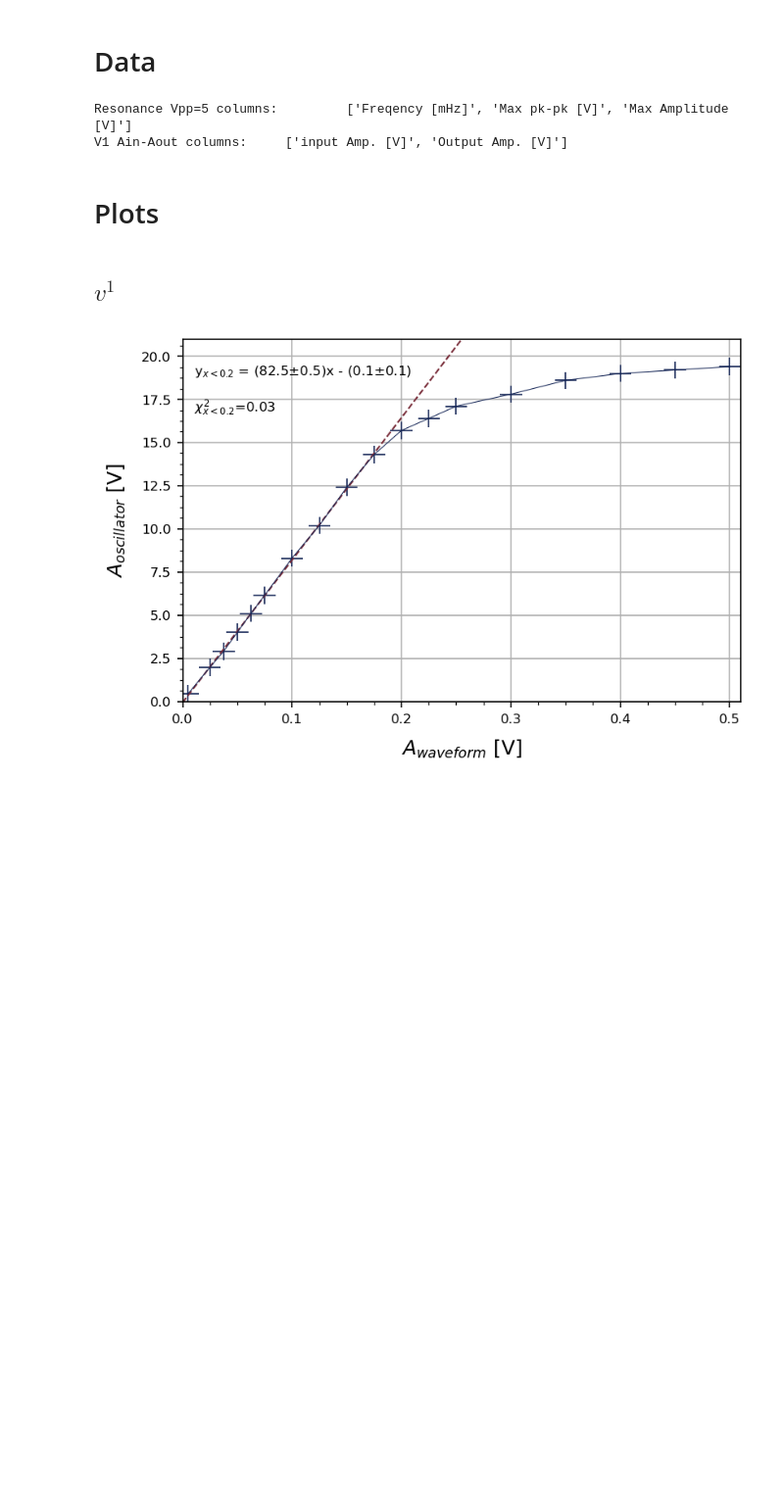
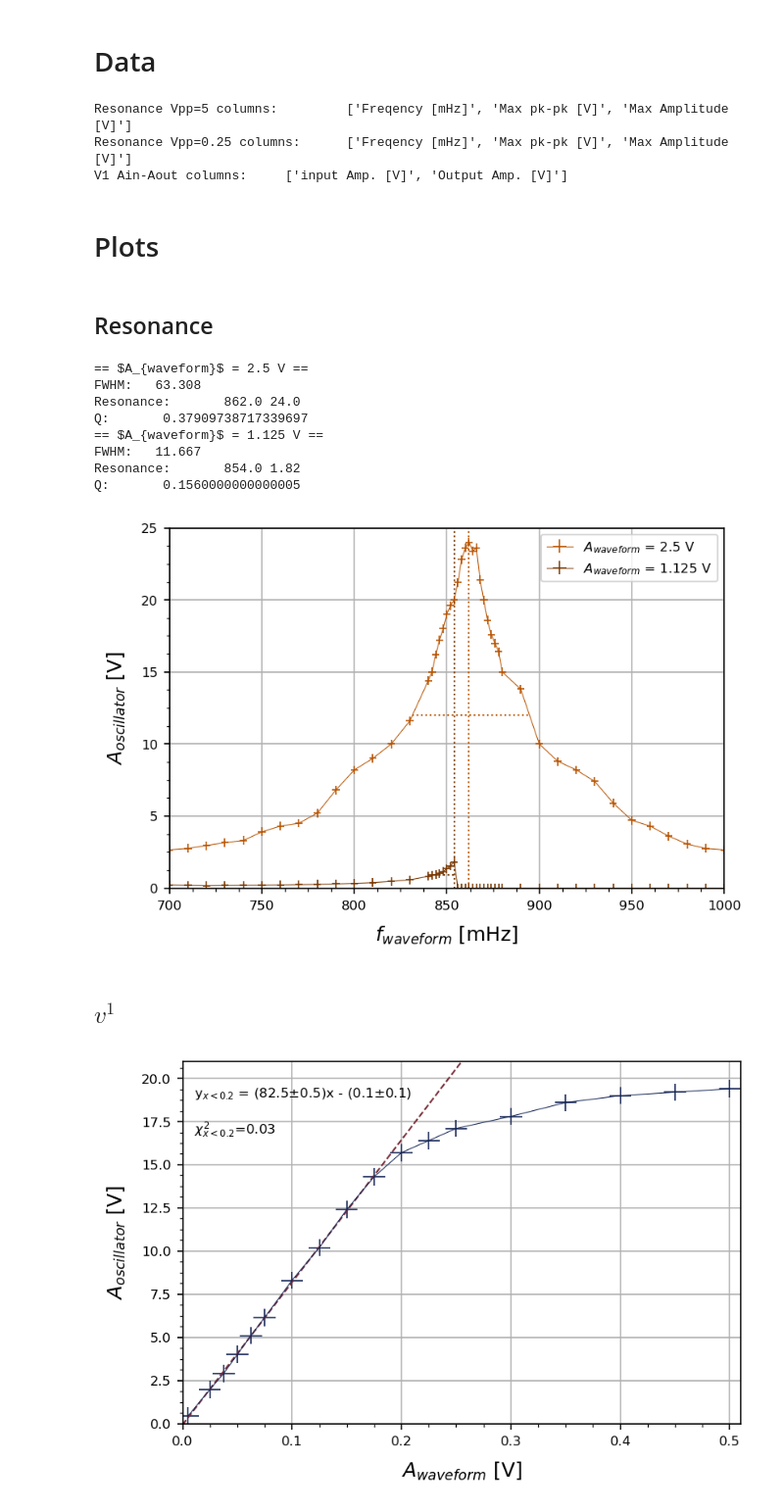
Before and after one commit to parallax-xallaraq/PHSX616, a Jupyter notebook: Lab3 - Torsional Oscillator/Code/Fitting.ipynb, the cells around one changed output. Shown at 98% size. Saved outputs shown, nothing was run; the diff lists cells and outputs as text; code cells hidden in the pictures; blank space fills up the shorter version.

Commit message:
fwhm fitting

```diff
--- a/Lab3 - Torsional Oscillator/Code/Fitting.ipynb
+++ b/Lab3 - Torsional Oscillator/Code/Fitting.ipynb
@@ -15,13 +15,15 @@ path_data = 'C:\\Users\\polar\\OneDrive - The University of Kansas\\PHSX 616\\Gi
 # %%
 # store files names for all datasets
 filenames: dict[str,str] = {
-   'Resonance Vpp=5' : path_data + 'ResonanceVpp5.csv',
-   'V1 Ain-Aout'     : path_data + 'V1VarVpp.csv',
+   'Resonance Vpp=5'    : path_data + 'ResonanceVpp5.csv',
+   'Resonance Vpp=0.25' : path_data + 'ResonanceVpp025.csv',
+   'V1 Ain-Aout'        : path_data + 'V1VarVpp.csv',
 } # t==trial
 
 tables: dict[str, dict[str, np.array]] = my.UnpackAllTables(filenames)
 # %% [output]
 Resonance Vpp=5 columns:         ['Freqency [mHz]', 'Max pk-pk [V]', 'Max Amplitude [V]']
+Resonance Vpp=0.25 columns:      ['Freqency [mHz]', 'Max pk-pk [V]', 'Max Amplitude [V]']
 V1 Ain-Aout columns:     ['input Amp. [V]', 'Output Amp. [V]']
 # %% [markdown]
 # Plots
@@ -72,3 +74,5 @@ def LeastSquareFit(ax,x,y,eqnPos='TL',xmin=10.0,xmax=40.0, append='') :
         my.AxTextTTL(ax, chi2eqn)
     # draw fit line
     AxDrawFit(ax,result.slope,result.intercept,xmin=xmin, xmax=xmax)
+# %% [markdown]
+## Resonance
@@ -74,0 +94,19 @@ def LeastSquareFit(ax,x,y,eqnPos='TL',xmin=10.0,xmax=40.0, append='') :
+# %%
+def plotFWHM(ax,x,y,c) :
+    ypos = max(y)/2.0
+    x1,x2 = half_max_x(x,y)
+    fwhm = x2-x1
+    # add to axis
+    ax.plot([x1,x2], [ypos,ypos], c=c, linestyle=':')
+    # finish
+    print("FWHM:\t{:.3f}".format(fwhm))
+    return fwhm
+
+def plotPeak(ax, x, y, c) :
+    peaky = max(y)
+    peakx = x [ np.where(y == peaky) [0][0] ]
+    # add to axis
+    ax.axvline(peakx, c=c, linestyle=':')
+    # finish
+    print('Resonance:\t', peakx, peaky)
+    return (peakx, peaky)
@@ -75,3 +156,31 @@ def LeastSquareFit(ax,x,y,eqnPos='TL',xmin=10.0,xmax=40.0, append='') :
+# %%
+qs = PlotXmanyY_peakFWHM(
+    x = tables['Resonance Vpp=5']['Freqency [mHz]'],
+    y  = [tables['Resonance Vpp=5']['Max Amplitude [V]'],
+          tables['Resonance Vpp=0.25']['Max Amplitude [V]']],
+    yleg = ['$A_{waveform}$ = 2.5 V', '$A_{waveform}$ = 1.125 V'],
+    c =[colors[3],colors_dark[3]],
+    xerr = 2,    # error on x axis
+    yerr = 0.3,    # error on y axis
+    xlim = (700,1000),
+    ylim = (0,25),
+    xlab = '$f_{waveform}$ [mHz]', # label on x axis
+    ylab = '$A_{oscillator}$ [V]', # label on y axis
+    linestyle = '-',   # style of xy curve line
+    fileName = path_fig+'resonance_VvsF_vline.png'  # filename to save the figure as
+)
+# %% [output]
+== $A_{waveform}$ = 2.5 V ==
+FWHM:   63.308
+Resonance:       862.0 24.0
+Q:       0.37909738717339697
+== $A_{waveform}$ = 1.125 V ==
+FWHM:   11.667
+Resonance:       854.0 1.82
+Q:       0.1560000000000005
+[figure, added]
+# %% [markdown]
+## $v^1$
 # %%
 def PlotXmanyY_LinearFit(
     x: np.array, # x axis data points
@@ -122,8 +231,6 @@ def PlotXmanyY_LinearFit(
     # finish
     if(fileName != '') : my.Save(fileName)
     plt.show()
-# %% [markdown]
-## $v^1$
 # %%
 PlotXmanyY_LinearFit(
     x = tables['V1 Ain-Aout']['input Amp. [V]'],
```
Also changed, not shown: parts of 2 cells of this notebook, 3 other files.
